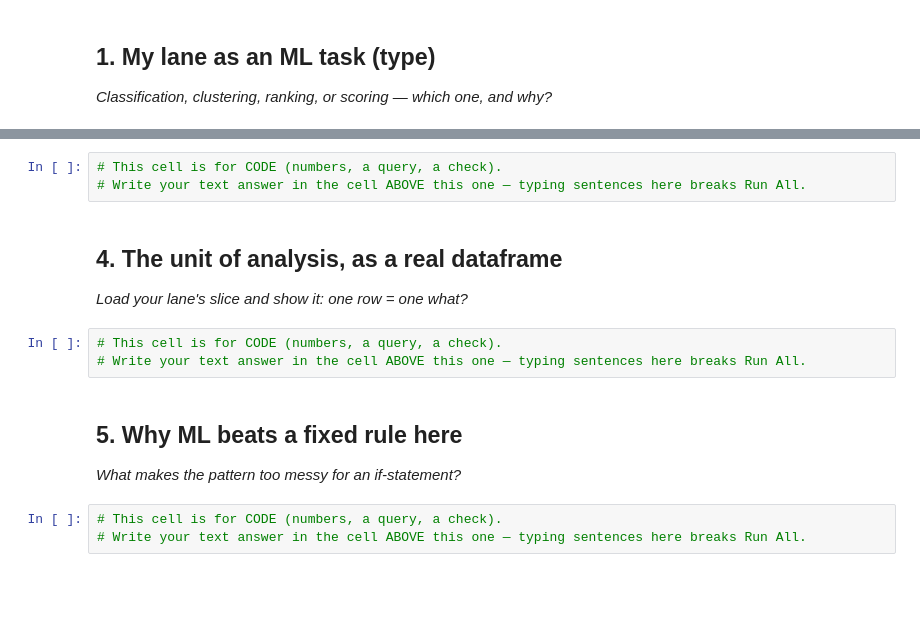
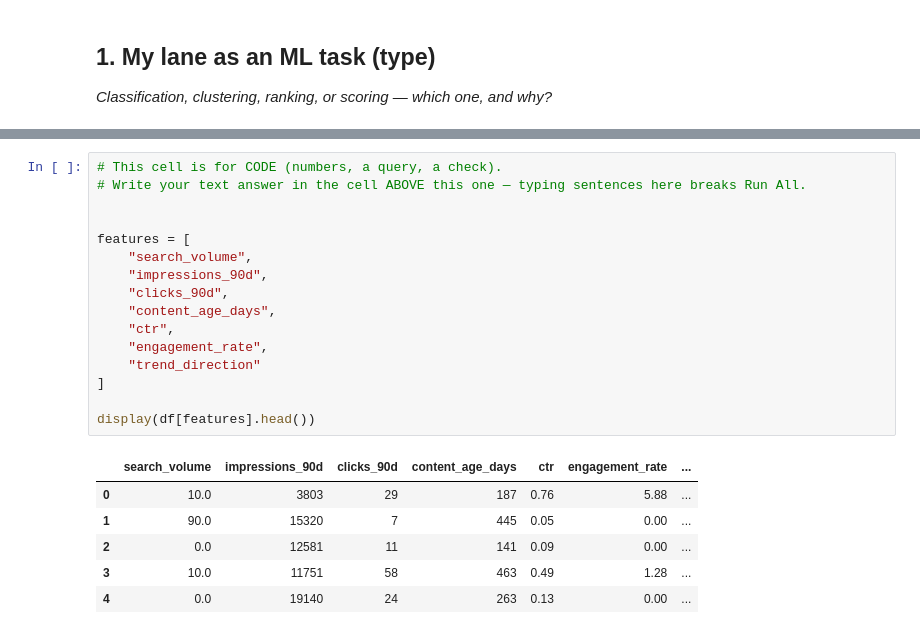
Before and after one commit to raju-cse/Flyrank-internship_ml, a Jupyter notebook: work/notebooks/w02_ml_task_framing.ipynb, the cells around one changed output, grey strips where cells are left out. Cells and saved outputs as stored; diff of their text form; blank space fills up the shorter version.

```diff
--- a/work/notebooks/w02_ml_task_framing.ipynb
+++ b/work/notebooks/w02_ml_task_framing.ipynb
@@ -27,20 +144,26 @@ This skeleton is yours to fill. Work the sections **in order** — each one has
 # %%
 # This cell is for CODE (numbers, a query, a check).
 # Write your text answer in the cell ABOVE this one — typing sentences here breaks Run All.
+
+
+features = [
+    "search_volume",
+    "impressions_90d",
+    "clicks_90d",
+    "content_age_days",
+    "ctr",
+    "engagement_rate",
+    "trend_direction"
+]
+
+display(df[features].head())
+# %% [output]
+|  | search_volume | impressions_90d | clicks_90d | content_age_days | ctr | engagement_rate | ... |
+| 0 | 10.0 | 3803 | 29 | 187 | 0.76 | 5.88 | ... |
+| 1 | 90.0 | 15320 | 7 | 445 | 0.05 | 0.00 | ... |
+| 2 | 0.0 | 12581 | 11 | 141 | 0.09 | 0.00 | ... |
+| 3 | 10.0 | 11751 | 58 | 463 | 0.49 | 1.28 | ... |
+| 4 | 0.0 | 19140 | 24 | 263 | 0.13 | 0.00 | ... |
-# %% [markdown]
-## 4. The unit of analysis, as a real dataframe
-
-*Load your lane's slice and show it: one row = one what?*
-# %%
-# This cell is for CODE (numbers, a query, a check).
-# Write your text answer in the cell ABOVE this one — typing sentences here breaks Run All.
-# %% [markdown]
-## 5. Why ML beats a fixed rule here
-
-*What makes the pattern too messy for an if-statement?*
-# %%
-# This cell is for CODE (numbers, a query, a check).
-# Write your text answer in the cell ABOVE this one — typing sentences here breaks Run All.
 # %% [markdown]
 ## Self-check
 
```
Also changed, not shown: parts of 12 cells of this notebook.
